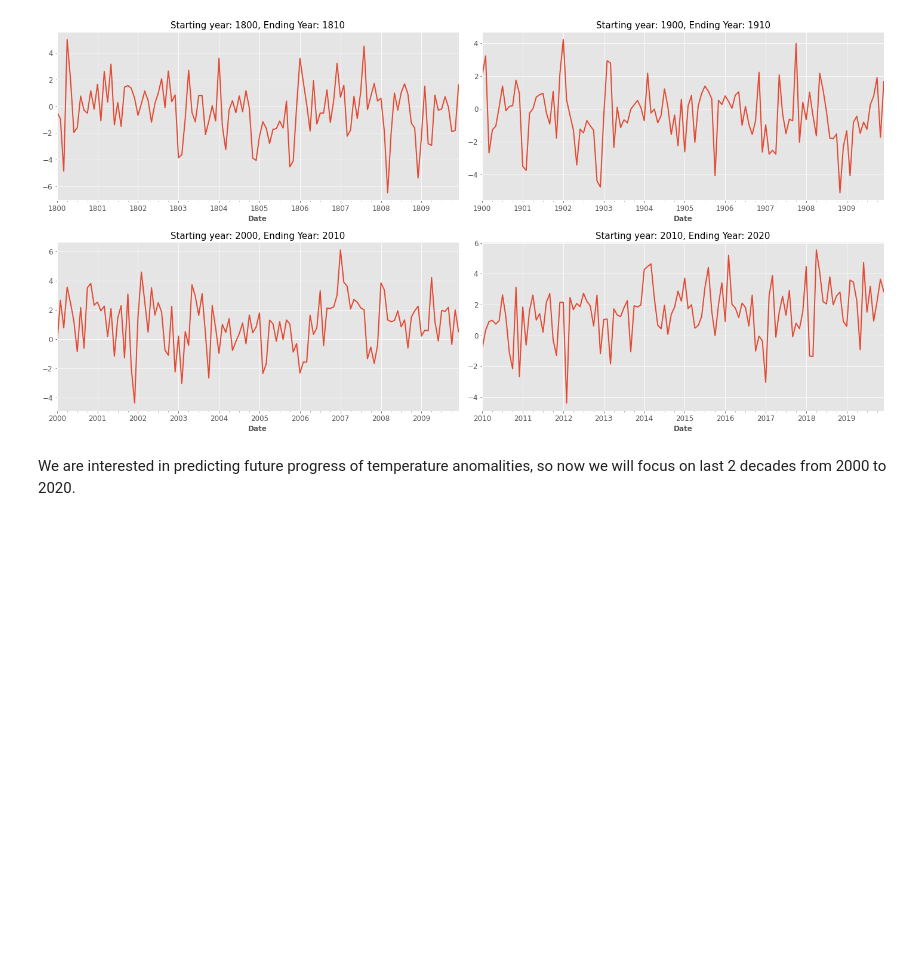
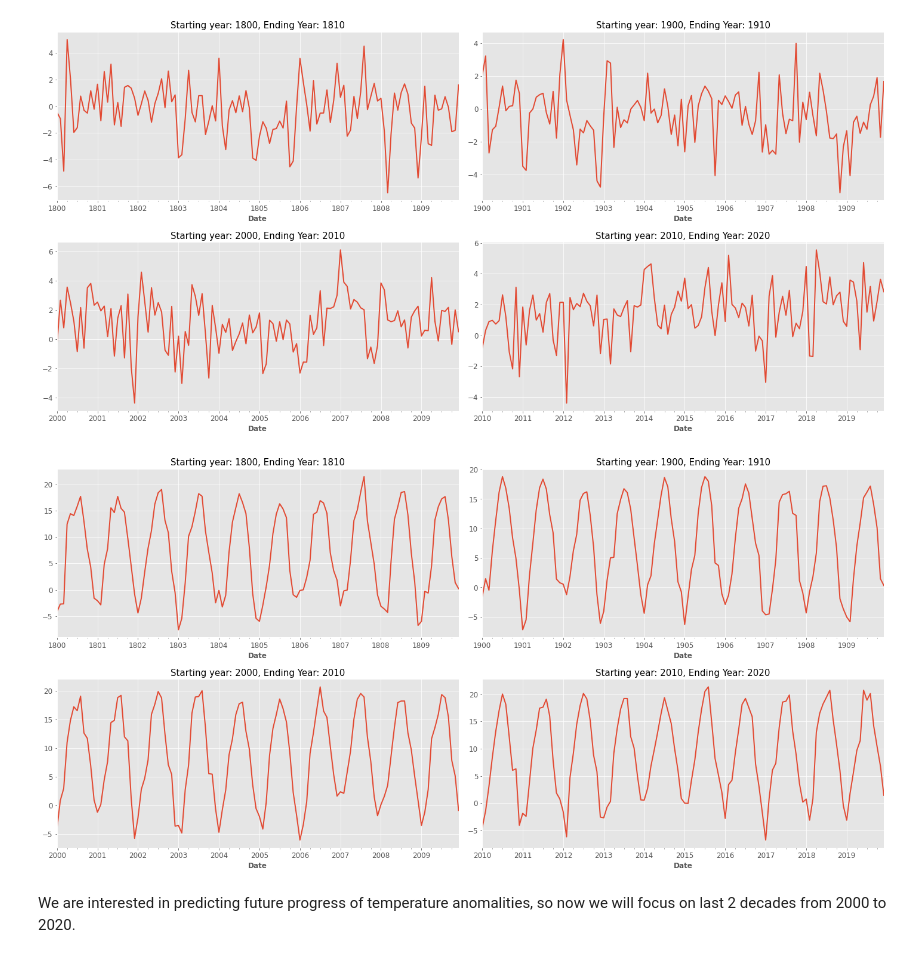
Before and after one commit to reibek/progn-semestral-work, a Jupyter notebook: Progonstics_Semestral_work_NEW.ipynb, the cells around one changed output. Drawn from its saved outputs; the diff is of its cells as text; code cells hidden in the pictures; blank space fills up the shorter version.

```diff
--- a/Progonstics_Semestral_work_NEW.ipynb
+++ b/Progonstics_Semestral_work_NEW.ipynb
@@ -197,6 +201,23 @@ get_timeseries(df.MonthlyAnomaly, 2010, 2020).plot()
 plt.tight_layout()
 # %% [output]
 [figure]
+# %%
+plt.figure(figsize=(20,10))
+plt.subplot(2,2,1)
+plt.title('Starting year: 1800, Ending Year: 1810',fontsize=15)
+get_timeseries(df.MonthlyAverage, 1800, 1810).plot()
+plt.subplot(2,2,2)
+plt.title('Starting year: 1900, Ending Year: 1910',fontsize=15)
+get_timeseries(df.MonthlyAverage, 1900, 1910).plot()
+plt.subplot(2,2,3)
+plt.title('Starting year: 2000, Ending Year: 2010',fontsize=15)
+get_timeseries(df.MonthlyAverage, 2000, 2010).plot()
+plt.subplot(2,2,4)
+plt.title('Starting year: 2010, Ending Year: 2020',fontsize=15)
+get_timeseries(df.MonthlyAverage, 2010, 2020).plot()
+plt.tight_layout()
+# %% [output]
+[figure, added]
 # %% [markdown]
 We are interested in predicting future progress of temperature anomalities, so now we will focus on last 2 decades from 2000 to 2020.
 # %%
```
Also changed, not shown: parts of 17 cells of this notebook.
